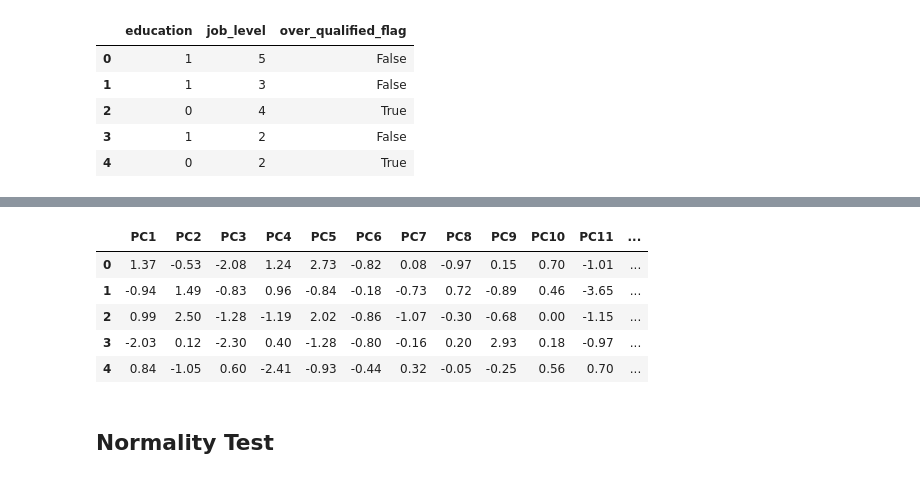
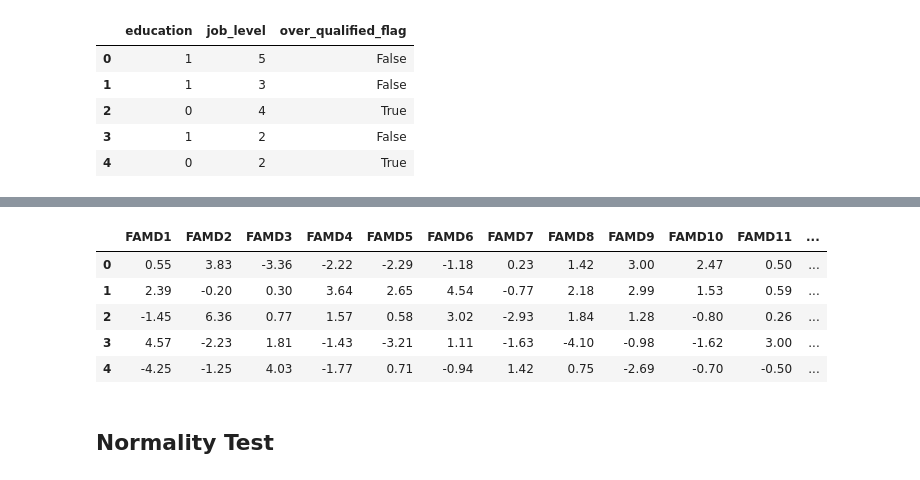
Before and after one commit to JustLazy-Forever/Predicting-Job-Satisfaction, a Jupyter notebook: Job Satisfaction_Data_Wrangling.ipynb, the cells around one changed output, grey strips where cells are left out. Saved outputs shown, nothing was run; the diff lists cells and outputs as text; code cells hidden in the pictures.

```diff
--- a/Job Satisfaction_Data_Wrangling.ipynb
+++ b/Job Satisfaction_Data_Wrangling.ipynb
@@ -1220,35 +1222,60 @@ from sklearn.preprocessing import StandardScaler
 # %%
-# --- PCA on engineered dataset (df_new) ---
+# --- FAMD on engineered dataset (df_new) ---
 target_col = 'satisfied'
 
-# 1) One-hot encode any remaining categorical columns (e.g., age_group)
-model_df = pd.get_dummies(df_new, drop_first=True)
+# 1) Keep target separate
+y = df_new[target_col].copy()
+X = df_new.drop(columns=[target_col]).copy()
 
-# 2) Split features and target
-X = model_df.drop(columns=[target_col])
-y = model_df[target_col]
+# 2) Ensure categorical/boolean columns are treated as categorical for FAMD
+for col in X.columns:
+    if str(X[col].dtype) in ['bool', 'boolean', 'category', 'object']:
+        X[col] = X[col].astype('category')
 
-# 3) Standardize features before PCA
-scaler = StandardScaler()
-X_scaled = scaler.fit_transform(X)
+# 3) Scale only numeric columns (recommended when ranges differ a lot)
+num_cols = X.select_dtypes(include=[np.number]).columns
+X_famd = X.copy()
+if len(num_cols) > 0:
+    scaler = StandardScaler()
+    X_famd[num_cols] = scaler.fit_transform(X_famd[num_cols])
 
-# 4) Find number of components to retain 95% variance
-pca_full = PCA()
-X_pca_full = pca_full.fit_transform(X_scaled)
-explained_var_cumsum = np.cumsum(pca_full.explained_variance_ratio_)
+# 4) Fit full FAMD to estimate dimensions for 95% explained inertia
+n_max = min(X_famd.shape[1], X_famd.shape[0] - 1)
+famd_full = prince.FAMD(
+    n_components=n_max,
+    n_iter=10,
+    copy=True,
+    check_input=True,
+    engine='sklearn',
+    random_state=42
+)
+famd_full = famd_full.fit(X_famd)
+
+eigenvalues = np.asarray(famd_full.eigenvalues_, dtype=float)
+explained_ratio = eigenvalues / eigenvalues.sum()
+explained_var_cumsum = np.cumsum(explained_ratio)
 n_components_95 = np.argmax(explained_var_cumsum >= 0.95) + 1
 
-print(f"Original feature count: {X.shape[1]}")
-print(f"Components for 95% variance: {n_components_95}")
-print(f"Total explained variance (95% set): {explained_var_cumsum[n_components_95 - 1]:.4f}")
+print(f"Original feature count: {X_famd.shape[1]}")
+print(f"Components for 95% explained inertia: {n_components_95}")
+print(f"Total explained inertia (95% set): {explained_var_cumsum[n_components_95 - 1]:.4f}")
 
-# 5) Fit PCA with selected components
-pca = PCA(n_components=n_components_95)
-X_pca = pca.fit_transform(X_scaled)
+# 5) Fit FAMD with selected components and transform data
+famd = prince.FAMD(
+    n_components=int(n_components_95),
+    n_iter=10,
+    copy=True,
+    check_input=True,
+    engine='sklearn',
+    random_state=42
+)
+famd = famd.fit(X_famd)
+X_famd_reduced = famd.row_coordinates(X_famd)
 
 # 6) Create reduced dataframe
-pca_columns = [f"PC{i+1}" for i in range(n_components_95)]
-df_reduced = pd.DataFrame(X_pca, columns=pca_columns, index=model_df.index)
+famd_columns = [f"FAMD{i+1}" for i in range(n_components_95)]
+df_reduced = X_famd_reduced.copy()
+df_reduced.columns = famd_columns
 df_reduced[target_col] = y.values
 
 df_reduced.head()
@@ -1259,9 +1286,9 @@ Total explained variance (95% set): 0.9656
-|  | PC1 | PC2 | PC3 | PC4 | PC5 | PC6 | PC7 | PC8 | PC9 | PC10 | PC11 | ... |
-| 0 | 1.37 | -0.53 | -2.08 | 1.24 | 2.73 | -0.82 | 0.08 | -0.97 | 0.15 | 0.70 | -1.01 | ... |
-| 1 | -0.94 | 1.49 | -0.83 | 0.96 | -0.84 | -0.18 | -0.73 | 0.72 | -0.89 | 0.46 | -3.65 | ... |
-| 2 | 0.99 | 2.50 | -1.28 | -1.19 | 2.02 | -0.86 | -1.07 | -0.30 | -0.68 | 0.00 | -1.15 | ... |
-| 3 | -2.03 | 0.12 | -2.30 | 0.40 | -1.28 | -0.80 | -0.16 | 0.20 | 2.93 | 0.18 | -0.97 | ... |
-| 4 | 0.84 | -1.05 | 0.60 | -2.41 | -0.93 | -0.44 | 0.32 | -0.05 | -0.25 | 0.56 | 0.70 | ... |
+|  | FAMD1 | FAMD2 | FAMD3 | FAMD4 | FAMD5 | FAMD6 | FAMD7 | FAMD8 | FAMD9 | FAMD10 | FAMD11 | ... |
+| 0 | 0.55 | 3.83 | -3.36 | -2.22 | -2.29 | -1.18 | 0.23 | 1.42 | 3.00 | 2.47 | 0.50 | ... |
+| 1 | 2.39 | -0.20 | 0.30 | 3.64 | 2.65 | 4.54 | -0.77 | 2.18 | 2.99 | 1.53 | 0.59 | ... |
+| 2 | -1.45 | 6.36 | 0.77 | 1.57 | 0.58 | 3.02 | -2.93 | 1.84 | 1.28 | -0.80 | 0.26 | ... |
+| 3 | 4.57 | -2.23 | 1.81 | -1.43 | -3.21 | 1.11 | -1.63 | -4.10 | -0.98 | -1.62 | 3.00 | ... |
+| 4 | -4.25 | -1.25 | 4.03 | -1.77 | 0.71 | -0.94 | 1.42 | 0.75 | -2.69 | -0.70 | -0.50 | ... |
 # %% [markdown]
 ## **Normality Test**
 # %%
```
Also changed, not shown: parts of 3 cells of this notebook.
